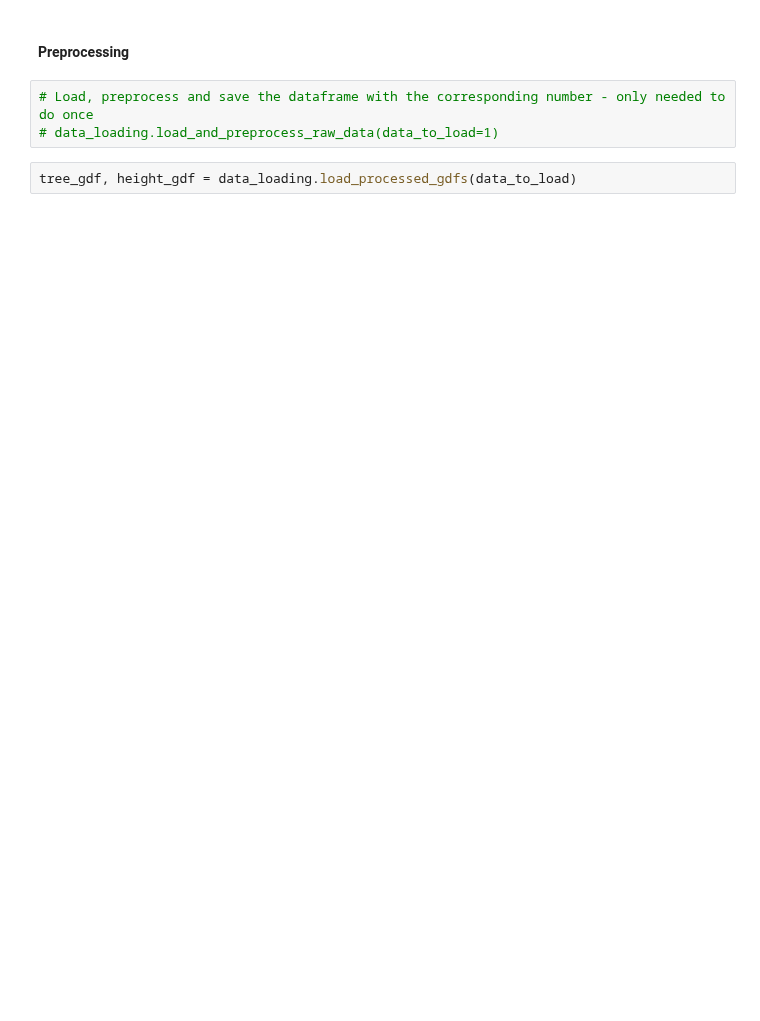
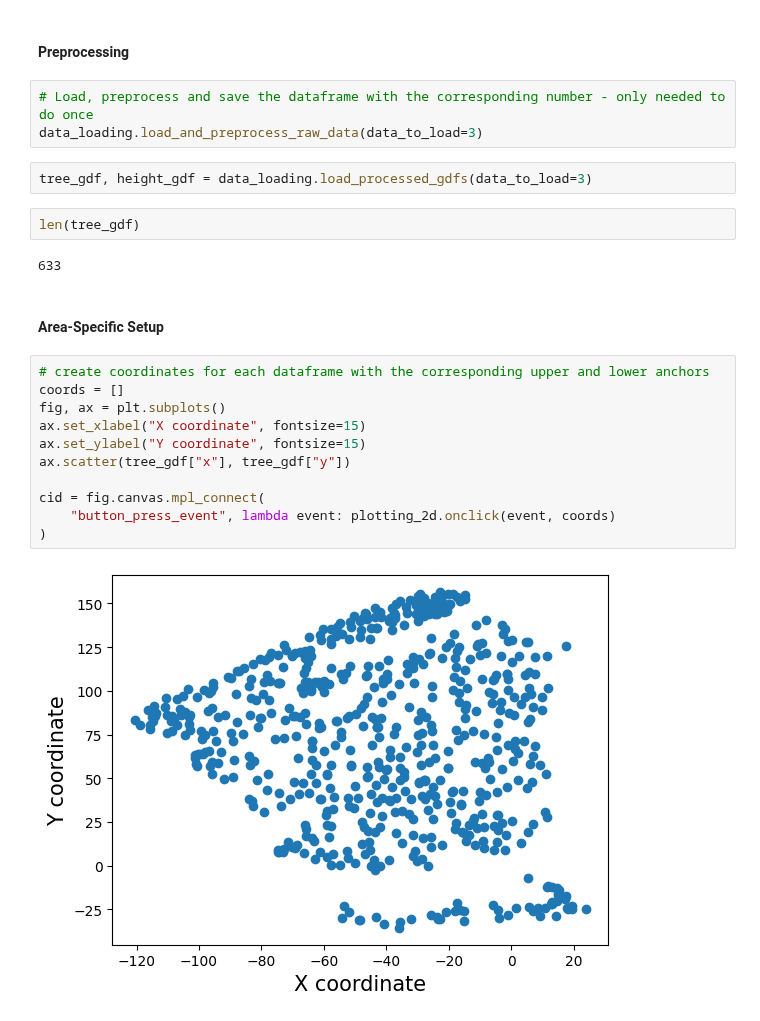
Before and after one commit to werzum/multi_objective_layout_optimization, a Jupyter notebook: 01_Notebooks/interface.ipynb, the cells around one changed output. Saved outputs shown, nothing was run; the diff lists cells and outputs as text; blank space fills up the shorter version.

```diff
--- a/01_Notebooks/interface.ipynb
+++ b/01_Notebooks/interface.ipynb
@@ -44,6 +32,25 @@ The autoreload extension is already loaded. To reload it, use:
 #### Preprocessing
 # %%
 # Load, preprocess and save the dataframe with the corresponding number - only needed to do once
-# data_loading.load_and_preprocess_raw_data(data_to_load=1)
+data_loading.load_and_preprocess_raw_data(data_to_load=3)
 # %%
-tree_gdf, height_gdf = data_loading.load_processed_gdfs(data_to_load)
+tree_gdf, height_gdf = data_loading.load_processed_gdfs(data_to_load=3)
+# %%
+len(tree_gdf)
+# %% [output]
+633
+# %% [markdown]
+#### Area-Specific Setup
+# %%
+# create coordinates for each dataframe with the corresponding upper and lower anchors
+coords = []
+fig, ax = plt.subplots()
+ax.set_xlabel("X coordinate", fontsize=15)
+ax.set_ylabel("Y coordinate", fontsize=15)
+ax.scatter(tree_gdf["x"], tree_gdf["y"])
+
+cid = fig.canvas.mpl_connect(
+    "button_press_event", lambda event: plotting_2d.onclick(event, coords)
+)
+# %% [output]
+[figure, added]
```
Also changed, not shown: parts of 12 cells of this notebook, 8 other files.
